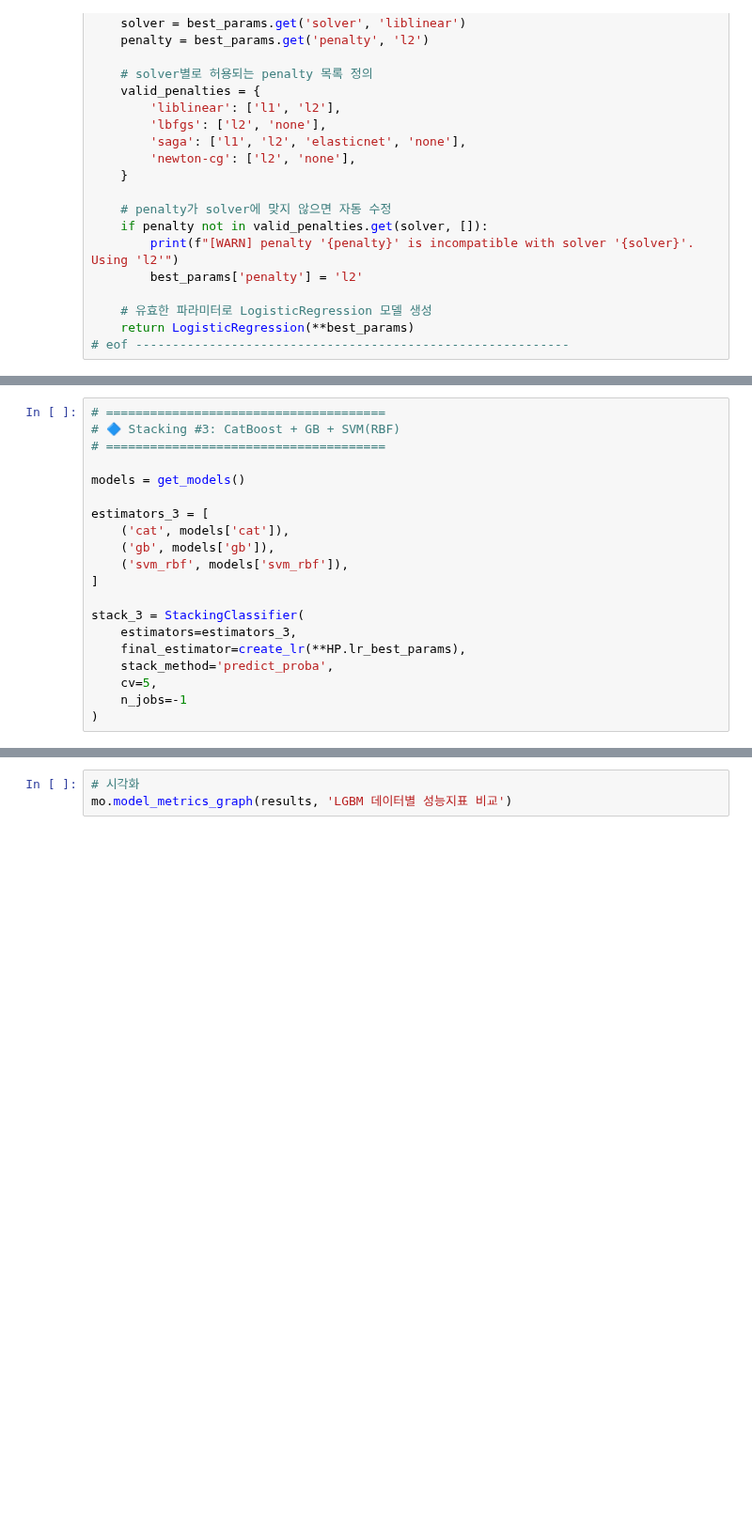
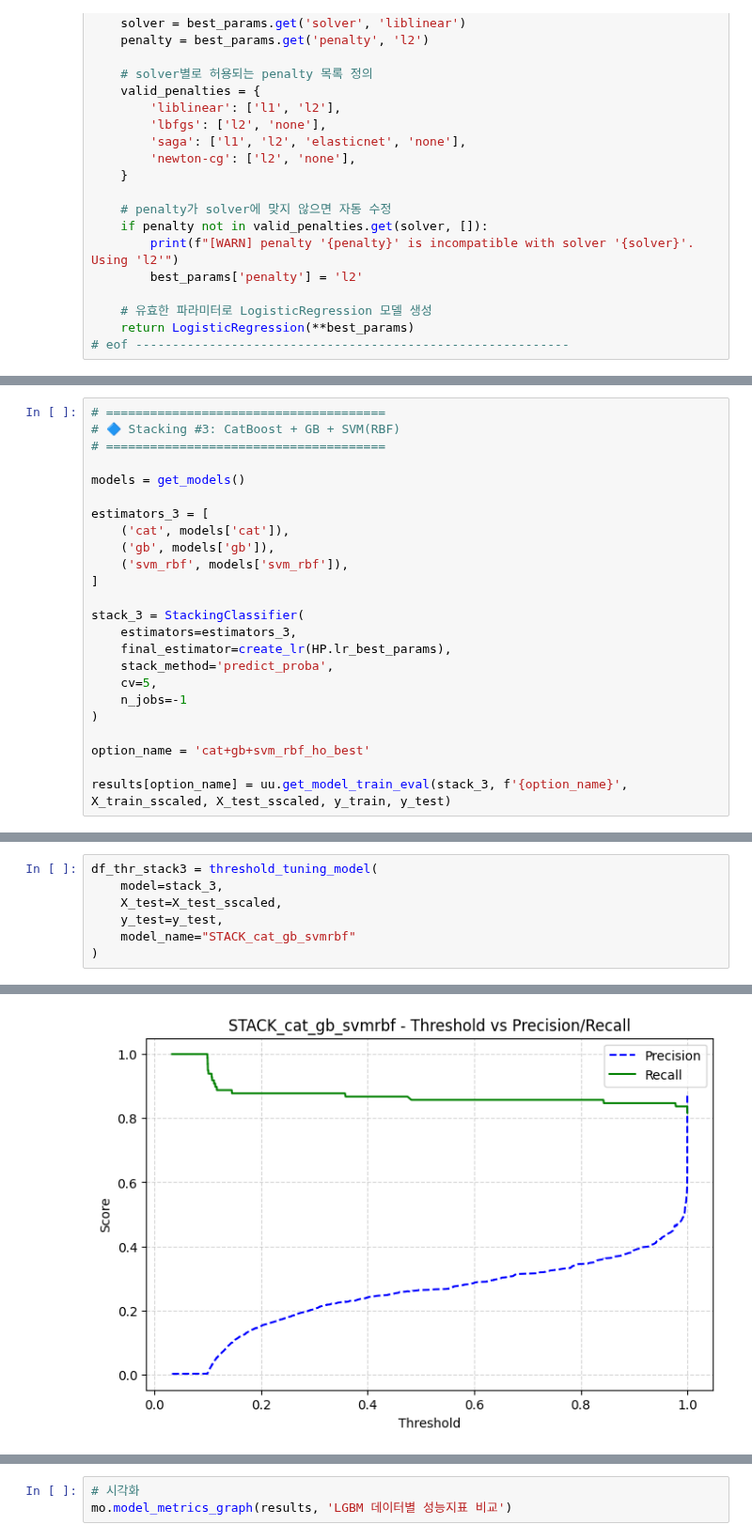
Before and after one commit to jaemin1020/big20-ML-project2-team3, a Jupyter notebook: CreditCardFraud/src/kjh_3.Ensemble_cb+gb+svc.ipynb, the cells around one changed output, grey strips where cells are left out. Shown at 94% size. Drawn from its saved outputs; the diff is of its cells as text; blank space fills up the shorter version.

```diff
--- a/CreditCardFraud/src/kjh_3.Ensemble_cb+gb+svc.ipynb
+++ b/CreditCardFraud/src/kjh_3.Ensemble_cb+gb+svc.ipynb
@@ -509,9 +509,13 @@ estimators_3 = [
 
 stack_3 = StackingClassifier(
     estimators=estimators_3,
-    final_estimator=create_lr(**HP.lr_best_params),
+    final_estimator=create_lr(HP.lr_best_params),
     stack_method='predict_proba',
     cv=5,
     n_jobs=-1
 )
+
+option_name = 'cat+gb+svm_rbf_ho_best'
+
+results[option_name] = uu.get_model_train_eval(stack_3, f'{option_name}', X_train_sscaled, X_test_sscaled, y_train, y_test)
 # %% [output]
@@ -518,0 +600,8 @@ TypeError: create_lr() got an unexpected keyword argument 'C'
+# %%
+df_thr_stack3 = threshold_tuning_model(
+    model=stack_3,
+    X_test=X_test_sscaled,
+    y_test=y_test,
+    model_name="STACK_cat_gb_svmrbf"
+)
+# %% [output]
@@ -519,3 +625,4 @@ TypeError: create_lr() got an unexpected keyword argument 'C'
+[figure, added]
 # %%
 # ======================================
 # 🔷 Stacking #4: XGB + LR + SVM(linear)
```
Also changed, not shown: parts of 8 cells of this notebook, 1 other file.
